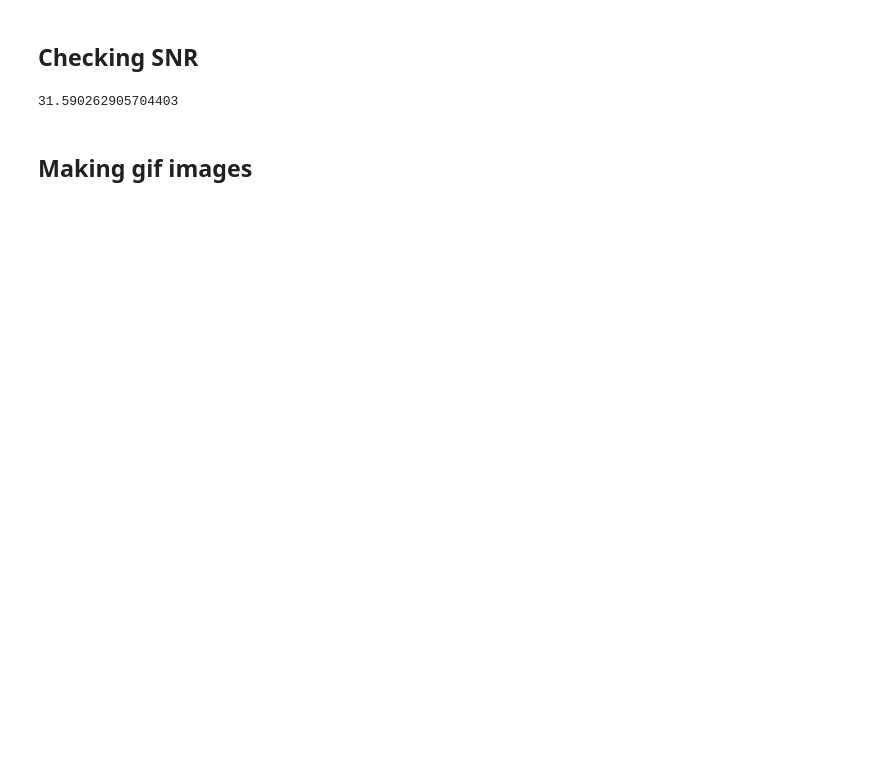
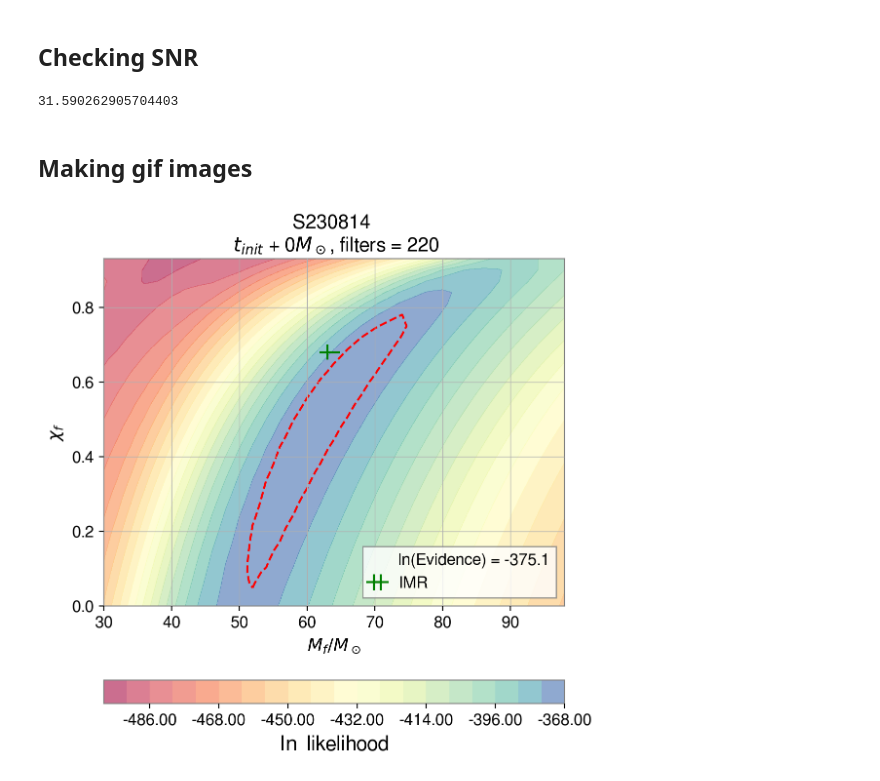
Before and after one commit to Sizheng-Ma/qnm_filter, a Jupyter notebook: code_demo/S230814.ipynb, the cells around one changed output. Saved outputs shown, nothing was run; the diff lists cells and outputs as text; code cells hidden in the pictures; blank space fills up the shorter version.

```diff
--- a/code_demo/S230814.ipynb
+++ b/code_demo/S230814.ipynb
@@ -134,3 +134,7 @@ ax.set_title('S230814 \n $t_{init}$ + ' + str(time_offset) +
 # %% [output]
 Text(0.5, 1.0, 'S230814 \n $t_{init}$ + 0$M_\\odot$, filters = 220')
 [figure]
+# %%
+temp = contours.levels
+# %%
+temp[-1] += 10
@@ -145,51 +157,53 @@ fit.compute_SNR(None, template, 'L1', optimal = True)
 # %% [markdown]
 ## Making gif images
 # %%
-# # Only changes the times, don't forget to change the files names
-# # if you go back and change the filters
-# offset_arr = range(21)
+# Only changes the times, don't forget to change the files names
+# if you go back and change the filters
+offset_arr = range(5)
 
-# for i in offset_arr:
-#     time_offset = i
-#     input['t_init'] = t_0+time_offset*mass_unit
-#     fit = qnm_filter.Network(**input)
-#     fit.original_data['L1'] = qnm_filter.RealData(data.value, index = times_list)
-#     fit.detector_alignment()
-#     fit.condition_data('original_data', trim = 0.05, **input)
-#     fit.compute_acfs('original_data')
-#     fit.cholesky_decomposition()
-#     delta_mass = 2.0
-#     delta_chi = 0.03
-#     massspace = np.arange(30, 100, delta_mass)
-#     chispace = np.arange(0., 0.95, delta_chi)
-#     mass_grid, chi_grid = np.meshgrid(massspace, chispace)
-#     fit.first_index()
-#     likelihood_data, evidence = qnm_filter.parallel_compute(fit, massspace, chispace, num_cpu = -1, **input)
-#     credible_region = qnm_filter.find_credible_region(likelihood_data)
+for i in offset_arr:
+    time_offset = i
+    input['t_init'] = t_0+time_offset*mass_unit
+    fit = qnm_filter.Network(**input)
+    fit.original_data['L1'] = qnm_filter.RealData(data.value, index = times_list)
+    fit.detector_alignment()
+    fit.condition_data('original_data', trim = 0.05, **input)
+    fit.compute_acfs('original_data')
+    fit.cholesky_decomposition()
+    delta_mass = 2.0
+    delta_chi = 0.03
+    massspace = np.arange(30, 100, delta_mass)
+    chispace = np.arange(0., 0.95, delta_chi)
+    mass_grid, chi_grid = np.meshgrid(massspace, chispace)
+    fit.first_index()
+    likelihood_data, evidence = qnm_filter.parallel_compute(fit, massspace, chispace, num_cpu = -1, **input)
+    credible_region = qnm_filter.find_credible_region(likelihood_data)
 
-#     #plotting
-#     pl.rc('figure', figsize=(6.1, 6.6))
-#     fig, ax = pl.subplots()
-#     contours = ax.contourf(mass_grid, chi_grid, likelihood_data, 20, cmap='Spectral',
-#                            origin='lower', alpha=0.6, linestyles='--')
-#     dotted = ax.contour(mass_grid, chi_grid, likelihood_data, [credible_region], colors = 'red', \
-#                        linestyles ='--')
-#     ax.errorbar(x=IMR_analysis[0], y=IMR_analysis[1], xerr=IMR_analysis[2], yerr=IMR_analysis[3],
-#                c='g', label='IMR')
-#     ax.plot(np.NaN, np.NaN, '-', color='none', label='ln(Evidence) = %.1F' % evidence)
+    #plotting
+    pl.rc('figure', figsize=(6.1, 6.6))
+    fig, ax = pl.subplots()
+    contours = ax.contourf(mass_grid, chi_grid, likelihood_data, temp, cmap='Spectral',
+                           origin='lower', alpha=0.6, linestyles='--')
+    dotted = ax.contour(mass_grid, chi_grid, likelihood_data, [credible_region], colors = 'red', \
+                       linestyles ='--')
+    ax.errorbar(x=IMR_analysis[0], y=IMR_analysis[1], xerr=IMR_analysis[2], yerr=IMR_analysis[3],
+               c='g', label='IMR')
+    ax.plot(np.NaN, np.NaN, '-', color='none', label='ln(Evidence) = %.1F' % evidence)
 
 
-#     # coloarbar
-#     cbar=fig.colorbar(contours, orientation="horizontal",
-#                       pad=0.15, format='%3.2f')
-#     cbar.set_label(r'$\ln$ likelihood', fontsize=15)
-#     cbar.set_ticks(np.linspace(np.min(likelihood_data), np.max(likelihood_data), 5))
+    # coloarbar
+    cbar=fig.colorbar(contours, orientation="horizontal",
+                      pad=0.15, format='%3.2f')
+    cbar.set_label(r'$\ln$ likelihood', fontsize=15)
+#     cbar.set_ticks(color_levels)
 
-#     pl.xlabel(r'$M_f/M_\odot$', fontsize=13)
-#     pl.ylabel(r'$\chi_f$', fontsize=13)
-#     pl.legend(loc = 'lower right')
+    pl.xlabel(r'$M_f/M_\odot$', fontsize=13)
+    pl.ylabel(r'$\chi_f$', fontsize=13)
+    pl.legend(loc = 'lower right')
 
-#     ax.set_title('S230814 \n $t_{init}$ + ' + str(time_offset) +
-#                  r'$M_\odot$, filters = ' + filter_str)
+    ax.set_title('S230814 \n $t_{init}$ + ' + str(time_offset) +
+                 r'$M_\odot$, filters = ' + filter_str)
 #     pl.savefig('./gif_imgs/220_t={}M.png'.format(time_offset))
 #     pl.close()
+# %% [output]
+[figure, added]
```
Also changed, not shown: parts of 4 cells of this notebook.
